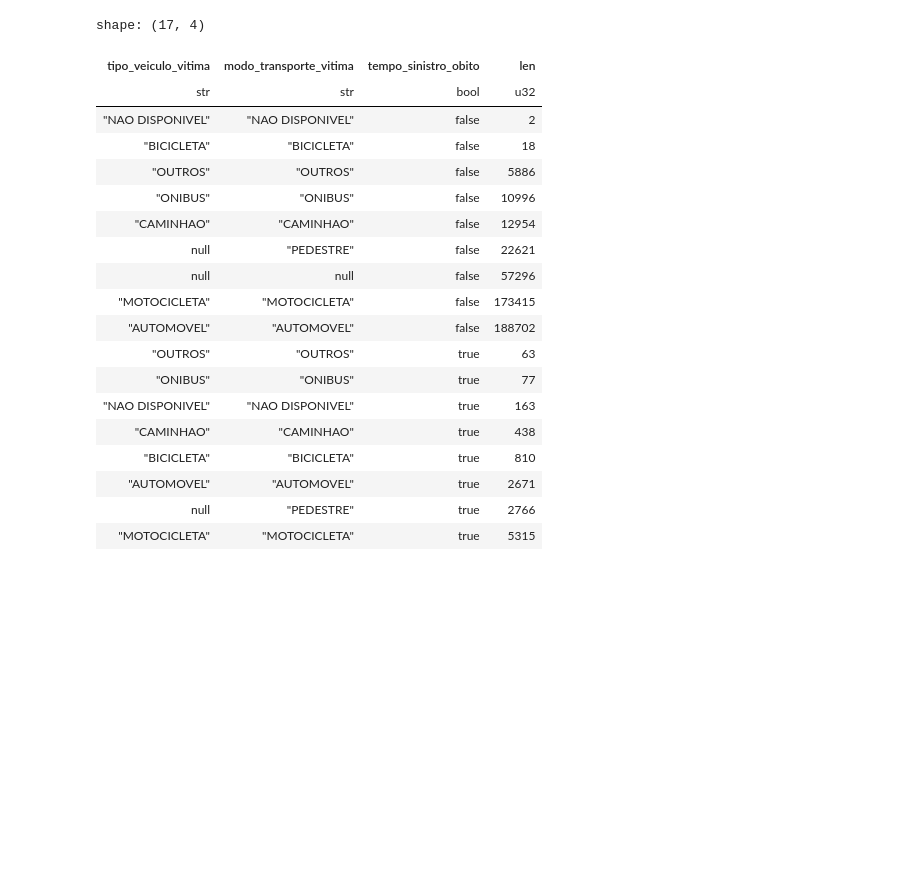
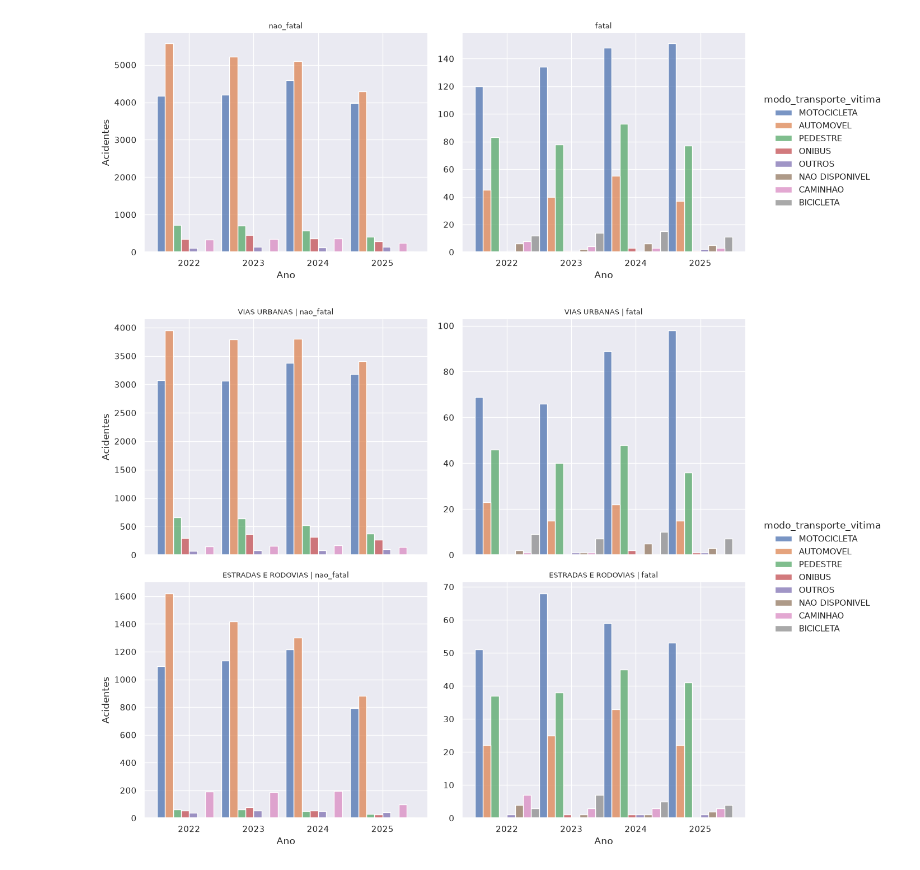
Before and after one commit to marcel-luchi/TCC530-BCD-2026S2-T003-TCC, a Jupyter notebook: notebooks/analise_exploratoria_pessoas.ipynb, the cells around one changed output. Cells and saved outputs as stored; diff of their text form; code cells hidden in the pictures; blank space fills up the shorter version.

```diff
--- a/notebooks/analise_exploratoria_pessoas.ipynb
+++ b/notebooks/analise_exploratoria_pessoas.ipynb
@@ -25,24 +29,53 @@ shape: (2, 2)
-# %%
-pessoas.with_columns(pl.col('tempo_sinistro_obito').is_not_null()).group_by('tipo_veiculo_vitima', 'modo_transporte_vitima', 'tempo_sinistro_obito').len().sort('tempo_sinistro_obito', 'len')
-# %% [output]
-shape: (17, 4)
-| tipo_veiculo_vitima | modo_transporte_vitima | tempo_sinistro_obito | len |
-| str | str | bool | u32 |
-| "NAO DISPONIVEL" | "NAO DISPONIVEL" | false | 2 |
-| "BICICLETA" | "BICICLETA" | false | 18 |
-| "OUTROS" | "OUTROS" | false | 5886 |
-| "ONIBUS" | "ONIBUS" | false | 10996 |
-| "CAMINHAO" | "CAMINHAO" | false | 12954 |
-| null | "PEDESTRE" | false | 22621 |
-| null | null | false | 57296 |
-| "MOTOCICLETA" | "MOTOCICLETA" | false | 173415 |
-| "AUTOMOVEL" | "AUTOMOVEL" | false | 188702 |
-| "OUTROS" | "OUTROS" | true | 63 |
-| "ONIBUS" | "ONIBUS" | true | 77 |
-| "NAO DISPONIVEL" | "NAO DISPONIVEL" | true | 163 |
-| "CAMINHAO" | "CAMINHAO" | true | 438 |
-| "BICICLETA" | "BICICLETA" | true | 810 |
-| "AUTOMOVEL" | "AUTOMOVEL" | true | 2671 |
-| null | "PEDESTRE" | true | 2766 |
-| "MOTOCICLETA" | "MOTOCICLETA" | true | 5315 |
+# %%
+df_plot = df_pessoas.with_columns(pl.when(pl.col('tempo_sinistro_obito').is_not_null())
+                        .then(pl.lit('fatal'))
+                        .otherwise(pl.lit('nao_fatal')).alias('fatalidade')) \
+        .join(df_sinistros.select('id_sinistro', 'tp_sinistro_primario'), on='id_sinistro') \
+                .select('modo_transporte_vitima',
+                 'tp_sinistro_primario',
+                 'fatalidade',
+                 'ano_sinistro').to_pandas()
+
+g = sns.displot(data=df_plot,
+            x='ano_sinistro',
+            hue='modo_transporte_vitima',
+            multiple='dodge',
+            col='fatalidade',
+           height=5, aspect=1.2,
+           facet_kws={'sharey': False},
+           ) \
+        .set_ylabels(label='Acidentes') \
+        .set_xlabels(label='Ano') \
+        .set_titles(col_template="{col_name}", row_template="{row_name}", size=9) \
+
+plt.show()
+# %% [output]
+[figure, added]
+# %%
+df_plot = df_pessoas.with_columns(pl.when(pl.col('tempo_sinistro_obito').is_not_null())
+                        .then(pl.lit('fatal'))
+                        .otherwise(pl.lit('nao_fatal')).alias('fatalidade')) \
+        .join(df_sinistros.select('id_sinistro', 'tp_sinistro_primario', 'tipo_via'), on='id_sinistro') \
+                .select('modo_transporte_vitima',
+                 'tp_sinistro_primario',
+                 'fatalidade',
+                 'ano_sinistro',
+                 'tipo_via').to_pandas()
+
+g = sns.displot(data=df_plot,
+            x='ano_sinistro',
+            hue='modo_transporte_vitima',
+            multiple='dodge',
+            col='fatalidade',
+            row='tipo_via',
+           height=5, aspect=1.2,
+           facet_kws={'sharey': False},
+           ) \
+        .set_ylabels(label='Acidentes') \
+        .set_xlabels(label='Ano') \
+        .set_titles(col_template="{col_name}", row_template="{row_name}", size=9) \
+
+plt.show()
+# %% [output]
+[figure, added]
 # %%
```
Also changed, not shown: parts of 18 cells of this notebook, 9 other files.
